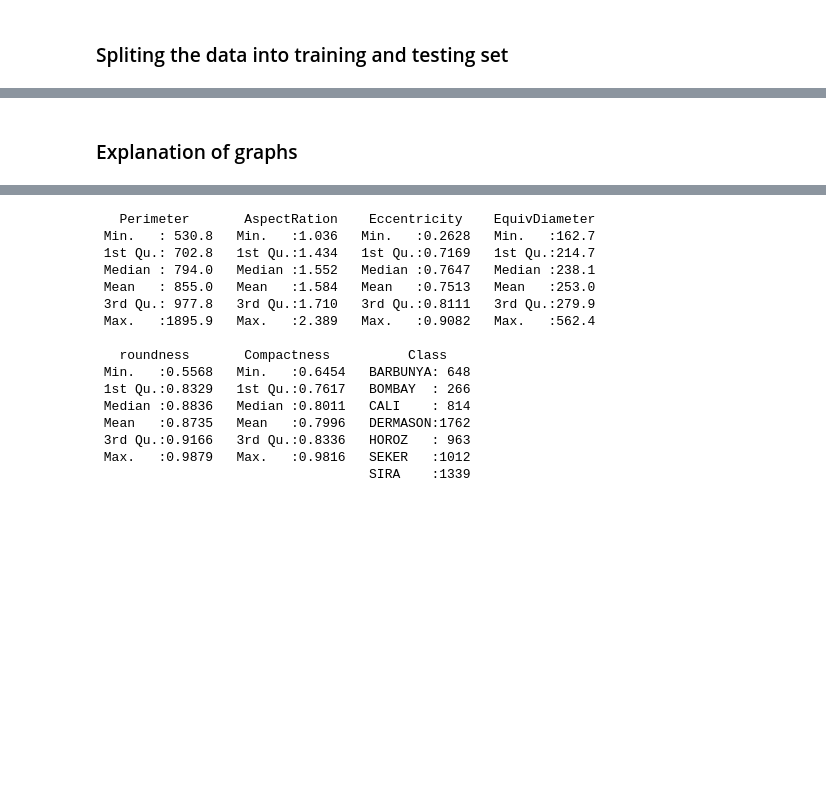
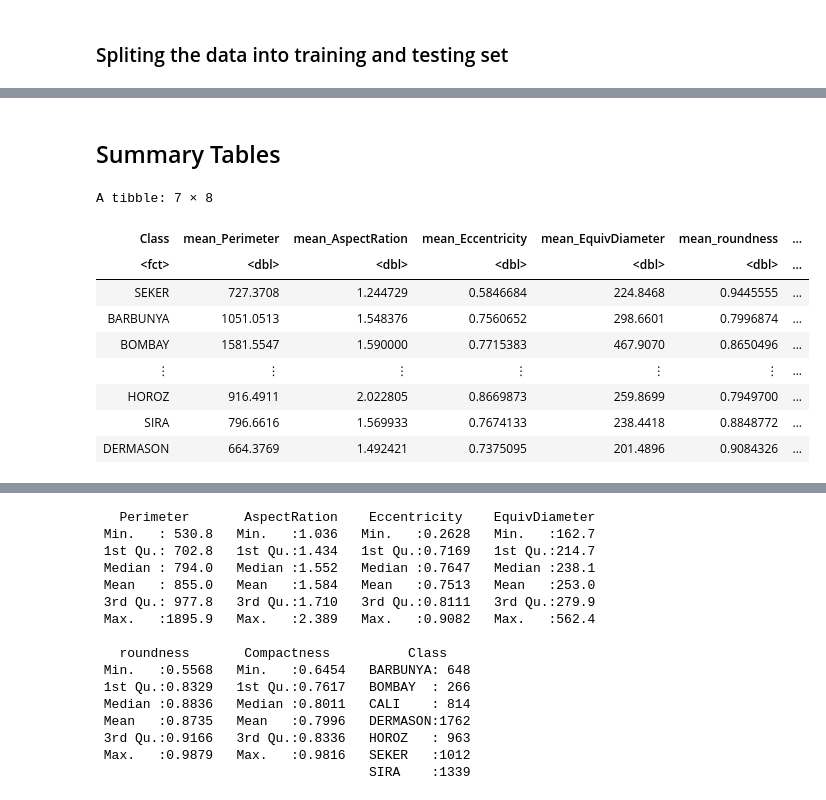
Before and after one commit to NaziaNadir/dsci-100-2023-007-group-8, a Jupyter notebook: group project.ipynb, the cells around one changed output, grey strips where cells are left out. Drawn from its saved outputs; the diff is of its cells as text; code cells hidden in the pictures; blank space fills up the shorter version.

```diff
--- a/group project.ipynb
+++ b/group project.ipynb
@@ -315,2 +246,0 @@ bean_shapefactor4
-# %% [markdown]
-### Explanation of graphs
@@ -318,0 +247,24 @@ bean_shapefactor4
+# %% [markdown]
+## Summary Tables
+# %%
+bean_mean <- bean_train|>
+group_by(Class)|>
+summarise(mean_Perimeter = mean(Perimeter),
+          mean_AspectRation = mean(AspectRation),
+          mean_Eccentricity = mean(Eccentricity),
+          mean_EquivDiameter = mean(EquivDiameter),
+          mean_roundness = mean(roundness),
+          mean_Compactness = mean(Compactness),
+          mean_ShapeFactor3 = mean(ShapeFactor3))
+bean_mean
+# %% [output]
+A tibble: 7 × 8
+| Class | mean_Perimeter | mean_AspectRation | mean_Eccentricity | mean_EquivDiameter | mean_roundness | ... |
+| <fct> | <dbl> | <dbl> | <dbl> | <dbl> | <dbl> | ... |
+| SEKER | 727.3708 | 1.244729 | 0.5846684 | 224.8468 | 0.9445555 | ... |
+| BARBUNYA | 1051.0513 | 1.548376 | 0.7560652 | 298.6601 | 0.7996874 | ... |
+| BOMBAY | 1581.5547 | 1.590000 | 0.7715383 | 467.9070 | 0.8650496 | ... |
+| ⋮ | ⋮ | ⋮ | ⋮ | ⋮ | ⋮ | ... |
+| HOROZ | 916.4911 | 2.022805 | 0.8669873 | 259.8699 | 0.7949700 | ... |
+| SIRA | 796.6616 | 1.569933 | 0.7674133 | 238.4418 | 0.8848772 | ... |
+| DERMASON | 664.3769 | 1.492421 | 0.7375095 | 201.4896 | 0.9084326 | ... |
```
Also changed, not shown: parts of 23 cells of this notebook.
